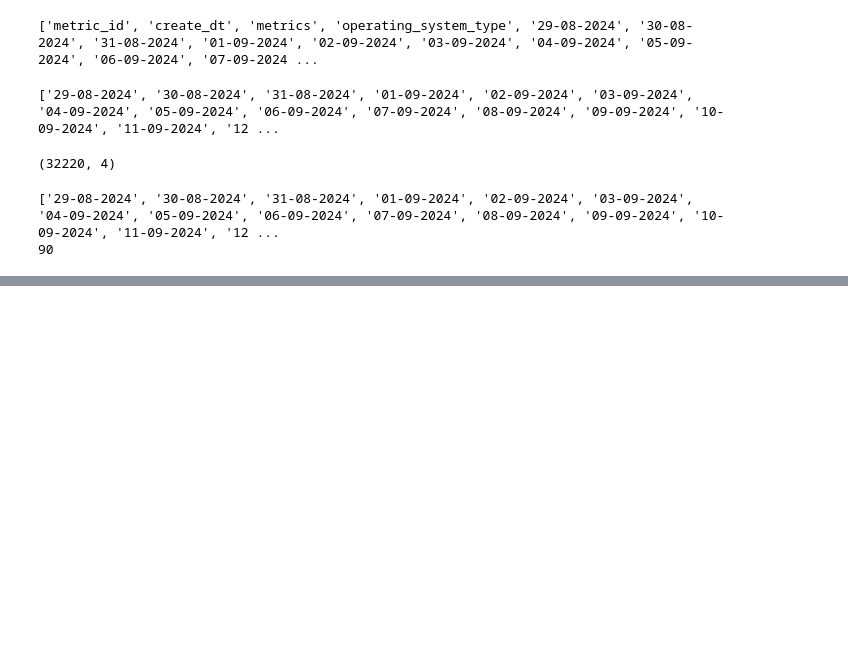
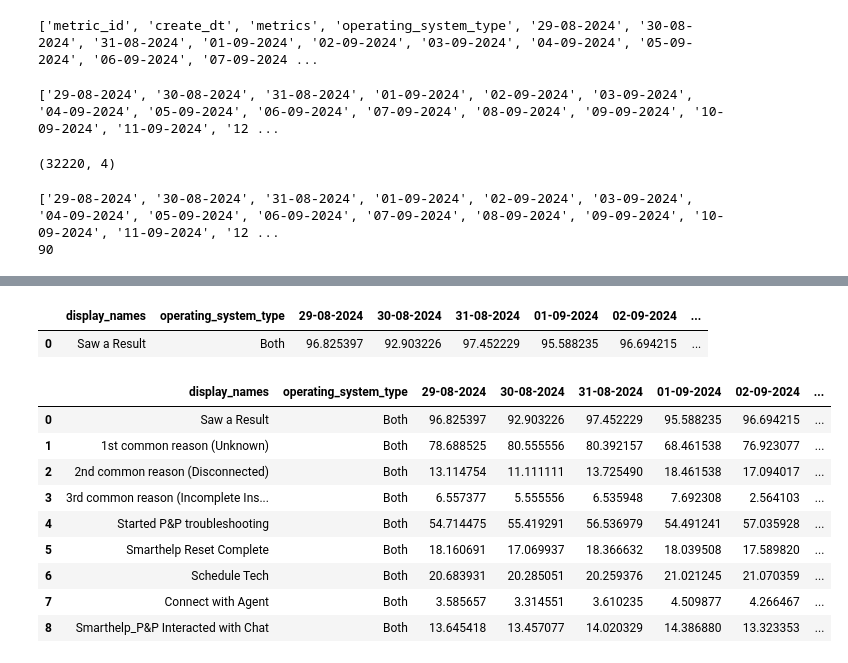
Before and after one commit to gokul-r-7/MyCodes, a Jupyter notebook: HS_test.ipynb, the cells around one changed output, grey strips where cells are left out. Cells and saved outputs as stored; diff of their text form; code cells hidden in the pictures; blank space fills up the shorter version.

```diff
--- a/HS_test.ipynb
+++ b/HS_test.ipynb
@@ -928,3 +929,0 @@ sample_percent_data_df.head()
-# %%
-sample_actual_data_df = smart_help_df[['display_names', 'operating_system_type','21-11-2024', '22-11-2024', '23-11-2024', '24-11-2024', '25-11-2024', '26-11-2024']]
-sample_actual_data_df.head()
@@ -1037,25 +1059,4 @@ def calculate_both_metrics_2(df, new_row, denominator_ios, denominator_android,
     pd.set_option('display.max_columns', None)  # Show all columns
     pd.set_option('display.max_rows', 100)
 
-    return df
-
-# Assuming `filtered_df` is your DataFrame containing the data, and you extract these rows outside of the function
-# Extract the rows for iOS and Android devices page visits and troubleshooting for the necessary dates
-saw_a_result_ios = sample_actual_data_df[(sample_actual_data_df['display_names'] == 'Saw a Result') & (sample_actual_data_df['operating_system_type'] == 'Apple iOS')]
-
-saw_a_result_android = sample_actual_data_df[(sample_actual_data_df['display_names'] == 'Saw a Result') & (sample_actual_data_df['operating_system_type'] == 'Google Android')]
-
-started_troubleshooting_ios = sample_actual_data_df[(sample_actual_data_df['display_names'] == 'Started Troubleshooting (Solution Center)') & (sample_actual_data_df['operating_system_type'] == 'Apple iOS')]
-
-started_troubleshooting_android = sample_actual_data_df[(sample_actual_data_df['display_names'] == 'Started Troubleshooting (Solution Center)') & (sample_actual_data_df['operating_system_type'] == 'Google Android')]
-
-# Prepare the new row
-new_row = {'display_names': 'Saw a Result', 'operating_system_type': 'Both'}
-
-# Now pass all the required parameters to the function
-result_df2 = calculate_both_metrics_2(sample_actual_data_df, new_row, started_troubleshooting_ios, started_troubleshooting_android, saw_a_result_ios, saw_a_result_android)
-
-# Display the result
-pd.set_option('display.max_columns', None)  # Show all columns
-pd.set_option('display.max_rows', 100)
-result_df2.head(100)
+    return new_row_df
@@ -1079,0 +1122,22 @@ result_df2.head(100)
+# %%
+saw_a_result_df.head()
+# %% [output]
+|  | display_names | operating_system_type | 29-08-2024 | 30-08-2024 | 31-08-2024 | 01-09-2024 | 02-09-2024 | ... |
+| 0 | Saw a Result | Both | 96.825397 | 92.903226 | 97.452229 | 95.588235 | 96.694215 | ... |
+# %%
+combined_dfs3 = [saw_a_result_df,first_common_reason_df,second_common_reason_df,third_common_reason_df,started_pp_df,reset_complete_df,schedule_tech_df,connect_wth_agent_df,interacted_with_chat_df]
+
+# Concatenate all DataFrames into one
+combined_df3 = pd.concat(combined_dfs3, ignore_index=True)
+combined_df3.head(20)
+# %% [output]
+|  | display_names | operating_system_type | 29-08-2024 | 30-08-2024 | 31-08-2024 | 01-09-2024 | 02-09-2024 | ... |
+| 0 | Saw a Result | Both | 96.825397 | 92.903226 | 97.452229 | 95.588235 | 96.694215 | ... |
+| 1 | 1st common reason (Unknown) | Both | 78.688525 | 80.555556 | 80.392157 | 68.461538 | 76.923077 | ... |
+| 2 | 2nd common reason (Disconnected) | Both | 13.114754 | 11.111111 | 13.725490 | 18.461538 | 17.094017 | ... |
+| 3 | 3rd common reason (Incomplete Ins... | Both | 6.557377 | 5.555556 | 6.535948 | 7.692308 | 2.564103 | ... |
+| 4 | Started P&P troubleshooting | Both | 54.714475 | 55.419291 | 56.536979 | 54.491241 | 57.035928 | ... |
+| 5 | Smarthelp Reset Complete | Both | 18.160691 | 17.069937 | 18.366632 | 18.039508 | 17.589820 | ... |
+| 6 | Schedule Tech | Both | 20.683931 | 20.285051 | 20.259376 | 21.021245 | 21.070359 | ... |
+| 7 | Connect with Agent | Both | 3.585657 | 3.314551 | 3.610235 | 4.509877 | 4.266467 | ... |
+| 8 | Smarthelp_P&P Interacted with Chat | Both | 13.645418 | 13.457077 | 14.020329 | 14.386880 | 13.323353 | ... |
```
Also changed, not shown: parts of 17 cells of this notebook.
